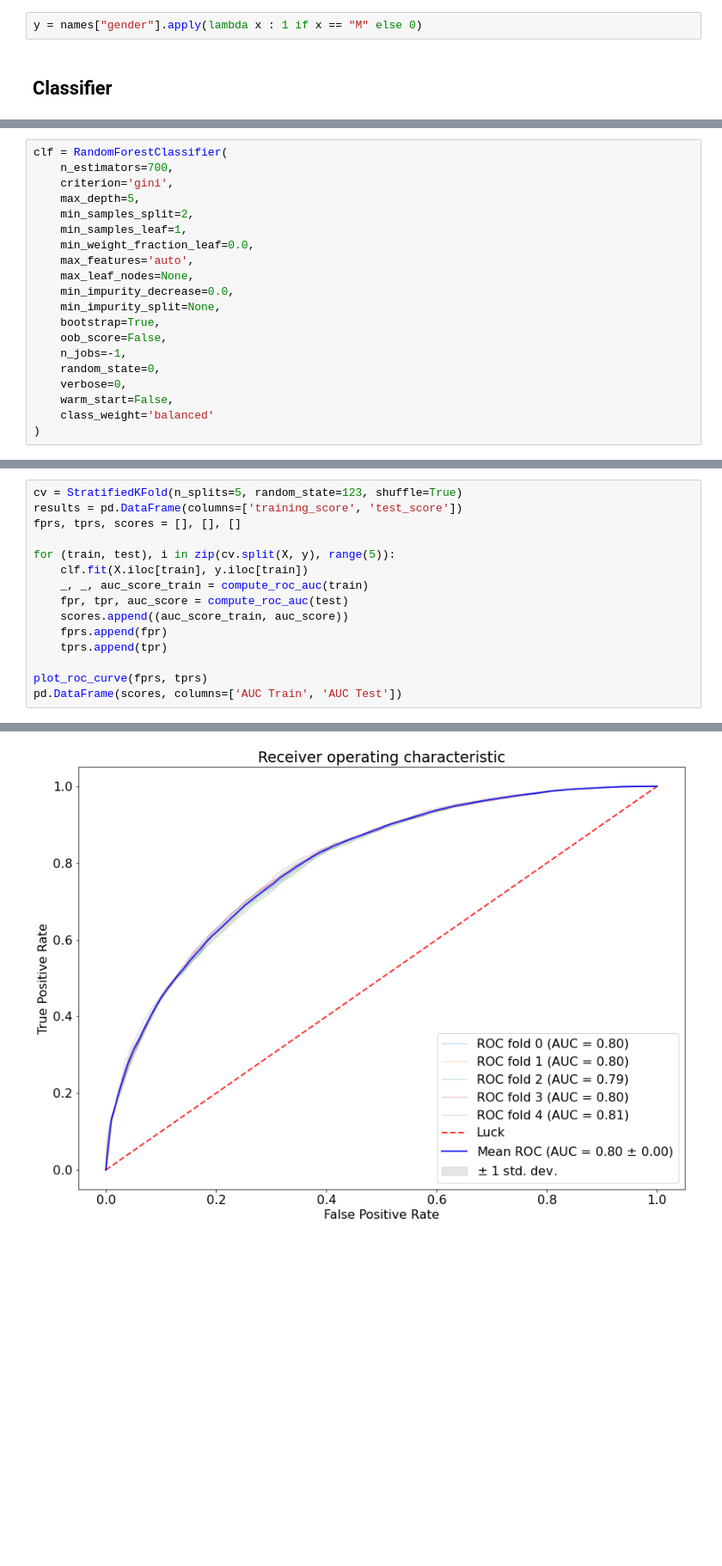
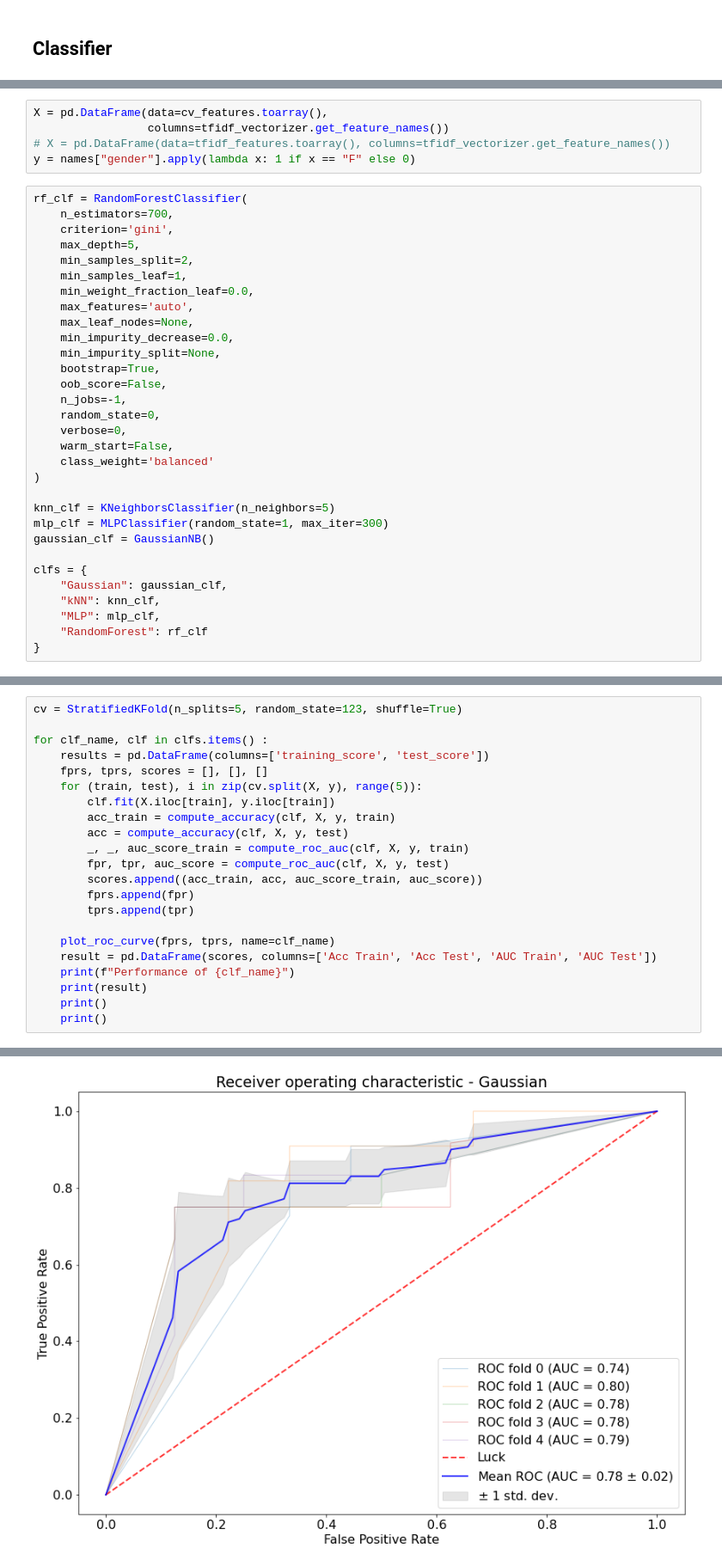
Before and after one commit to mhilmiasyrofi/GenderPredictor, a Jupyter notebook: name-gender-classifier.ipynb, the cells around one changed output, grey strips where cells are left out. Shown at 86% size. Drawn from its saved outputs; the diff is of its cells as text; blank space fills up the shorter version.

Commit message:
feat(classifier): add Gaussian, kNN, MLP

```diff
--- a/name-gender-classifier.ipynb
+++ b/name-gender-classifier.ipynb
@@ -352,5 +302,3 @@ X = pd.DataFrame(data=tfidf_features.toarray(), columns=tfidf_vectorizer.get_fea
-# %%
-y = names["gender"].apply(lambda x : 1 if x == "M" else 0)
 # %% [markdown]
 ## Classifier
 # %%
@@ -360,5 +376,10 @@ from sklearn.metrics import roc_curve, auc
+# %%
+X = pd.DataFrame(data=cv_features.toarray(),
+                 columns=tfidf_vectorizer.get_feature_names())
+# X = pd.DataFrame(data=tfidf_features.toarray(), columns=tfidf_vectorizer.get_feature_names())
+y = names["gender"].apply(lambda x: 1 if x == "F" else 0)
 # %%
-clf = RandomForestClassifier(
+rf_clf = RandomForestClassifier(
     n_estimators=700,
     criterion='gini',
     max_depth=5,
@@ -377,3 +398,14 @@ clf = RandomForestClassifier(
     warm_start=False,
     class_weight='balanced'
 )
+
+knn_clf = KNeighborsClassifier(n_neighbors=5)
+mlp_clf = MLPClassifier(random_state=1, max_iter=300)
+gaussian_clf = GaussianNB()
+
+clfs = {
+    "Gaussian": gaussian_clf,
+    "kNN": knn_clf,
+    "MLP": mlp_clf,
+    "RandomForest": rf_clf
+}
@@ -435,18 +412,25 @@ def compute_roc_auc(index):
 # %%
 cv = StratifiedKFold(n_splits=5, random_state=123, shuffle=True)
-results = pd.DataFrame(columns=['training_score', 'test_score'])
-fprs, tprs, scores = [], [], []
 
-for (train, test), i in zip(cv.split(X, y), range(5)):
-    clf.fit(X.iloc[train], y.iloc[train])
-    _, _, auc_score_train = compute_roc_auc(train)
-    fpr, tpr, auc_score = compute_roc_auc(test)
-    scores.append((auc_score_train, auc_score))
-    fprs.append(fpr)
-    tprs.append(tpr)
+for clf_name, clf in clfs.items() :
+    results = pd.DataFrame(columns=['training_score', 'test_score'])
+    fprs, tprs, scores = [], [], []
+    for (train, test), i in zip(cv.split(X, y), range(5)):
+        clf.fit(X.iloc[train], y.iloc[train])
+        acc_train = compute_accuracy(clf, X, y, train)
+        acc = compute_accuracy(clf, X, y, test)
+        _, _, auc_score_train = compute_roc_auc(clf, X, y, train)
+        fpr, tpr, auc_score = compute_roc_auc(clf, X, y, test)
+        scores.append((acc_train, acc, auc_score_train, auc_score))
+        fprs.append(fpr)
+        tprs.append(tpr)
 
-plot_roc_curve(fprs, tprs)
-pd.DataFrame(scores, columns=['AUC Train', 'AUC Test'])
+    plot_roc_curve(fprs, tprs, name=clf_name)
+    result = pd.DataFrame(scores, columns=['Acc Train', 'Acc Test', 'AUC Train', 'AUC Test'])
+    print(f"Performance of {clf_name}")
+    print(result)
+    print()
+    print()
 # %% [output]
 findfont: Font family ['Open Sans'] not found. Falling back to DejaVu Sans.
-[figure, old version]
+[figure, new version]
```
Also changed, not shown: parts of 32 cells of this notebook.
